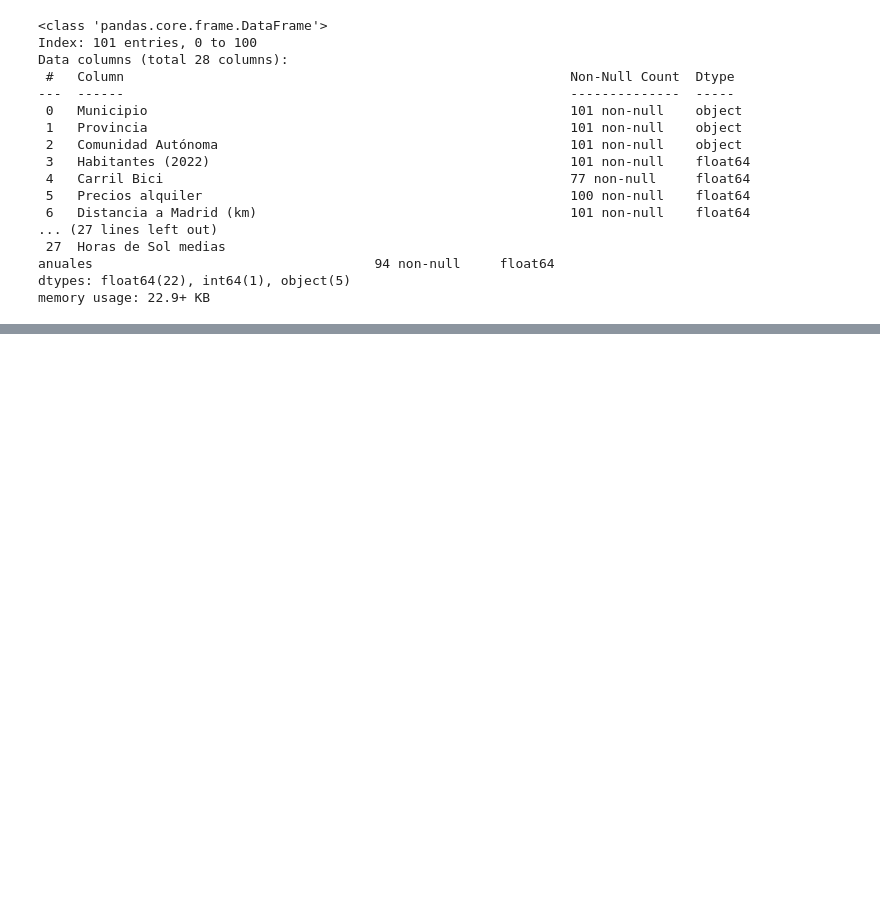
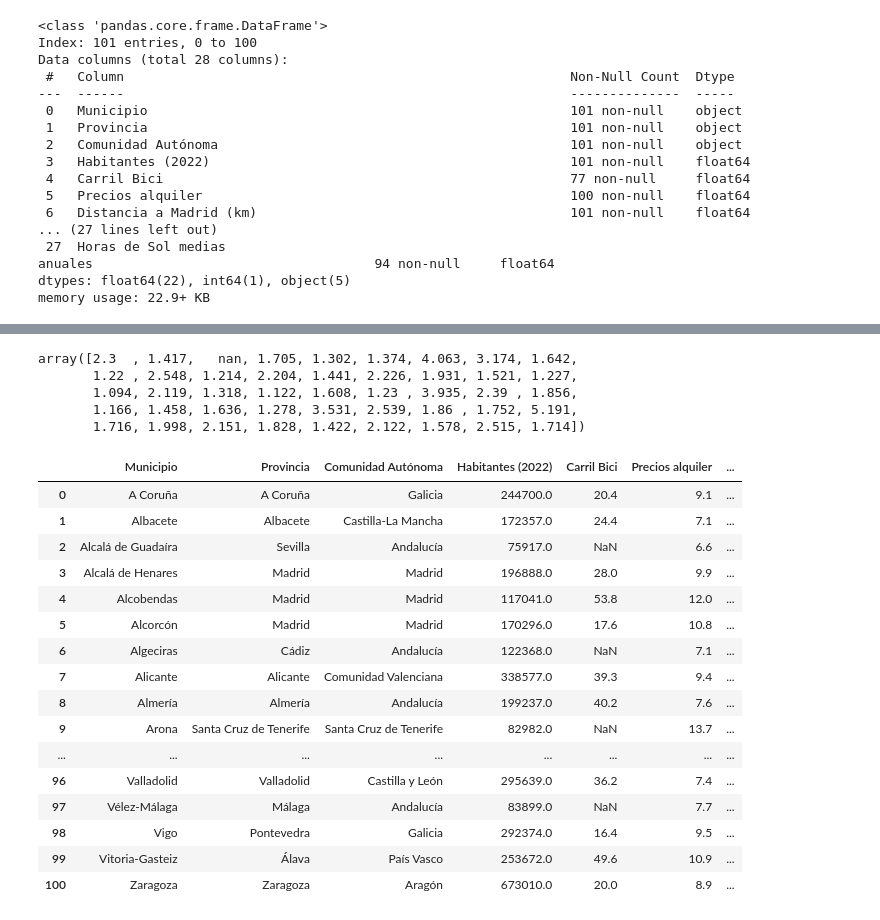
Before and after one commit to maria-ariza/promoK-modulo4-sprint1-pairprogramming-Veronica-Maria, a Jupyter notebook: EDA.ipynb, the cells around one changed output, grey strips where cells are left out. Cells and saved outputs as stored; diff of their text form; code cells hidden in the pictures; blank space fills up the shorter version.

```diff
--- a/EDA.ipynb
+++ b/EDA.ipynb
@@ -191,0 +245,8 @@ memory usage: 22.9+ KB
+# %%
+df['Precio medio vivienda (EUR/m2)'].unique()
+# %% [output]
+array([2.3  , 1.417,   nan, 1.705, 1.302, 1.374, 4.063, 3.174, 1.642,
+       1.22 , 2.548, 1.214, 2.204, 1.441, 2.226, 1.931, 1.521, 1.227,
+       1.094, 2.119, 1.318, 1.122, 1.608, 1.23 , 3.935, 2.39 , 1.856,
+       1.166, 1.458, 1.636, 1.278, 3.531, 2.539, 1.86 , 1.752, 5.191,
+       1.716, 1.998, 2.151, 1.828, 1.422, 2.122, 1.578, 2.515, 1.714])
@@ -192,3 +353,23 @@ memory usage: 22.9+ KB
+# %%
+df
+# %% [output]
+|  | Municipio | Provincia | Comunidad Autónoma | Habitantes (2022) | Carril Bici | Precios alquiler | ... |
+| 0 | A Coruña | A Coruña | Galicia | 244700.0 | 20.4 | 9.1 | ... |
+| 1 | Albacete | Albacete | Castilla-La Mancha | 172357.0 | 24.4 | 7.1 | ... |
+| 2 | Alcalá de Guadaíra | Sevilla | Andalucía | 75917.0 | NaN | 6.6 | ... |
+| 3 | Alcalá de Henares | Madrid | Madrid | 196888.0 | 28.0 | 9.9 | ... |
+| 4 | Alcobendas | Madrid | Madrid | 117041.0 | 53.8 | 12.0 | ... |
+| 5 | Alcorcón | Madrid | Madrid | 170296.0 | 17.6 | 10.8 | ... |
+| 6 | Algeciras | Cádiz | Andalucía | 122368.0 | NaN | 7.1 | ... |
+| 7 | Alicante | Alicante | Comunidad Valenciana | 338577.0 | 39.3 | 9.4 | ... |
+| 8 | Almería | Almería | Andalucía | 199237.0 | 40.2 | 7.6 | ... |
+| 9 | Arona | Santa Cruz de Tenerife | Santa Cruz de Tenerife | 82982.0 | NaN | 13.7 | ... |
+| ... | ... | ... | ... | ... | ... | ... | ... |
+| 96 | Valladolid | Valladolid | Castilla y León | 295639.0 | 36.2 | 7.4 | ... |
+| 97 | Vélez-Málaga | Málaga | Andalucía | 83899.0 | NaN | 7.7 | ... |
+| 98 | Vigo | Pontevedra | Galicia | 292374.0 | 16.4 | 9.5 | ... |
+| 99 | Vitoria-Gasteiz | Álava | País Vasco | 253672.0 | 49.6 | 10.9 | ... |
+| 100 | Zaragoza | Zaragoza | Aragón | 673010.0 | 20.0 | 8.9 | ... |
 # %%
 # Impute missing values based on column types and context
 # Numeric columns: use mean or median depending on skewness
```
Also changed, not shown: parts of 12 cells of this notebook, 1 other file.
